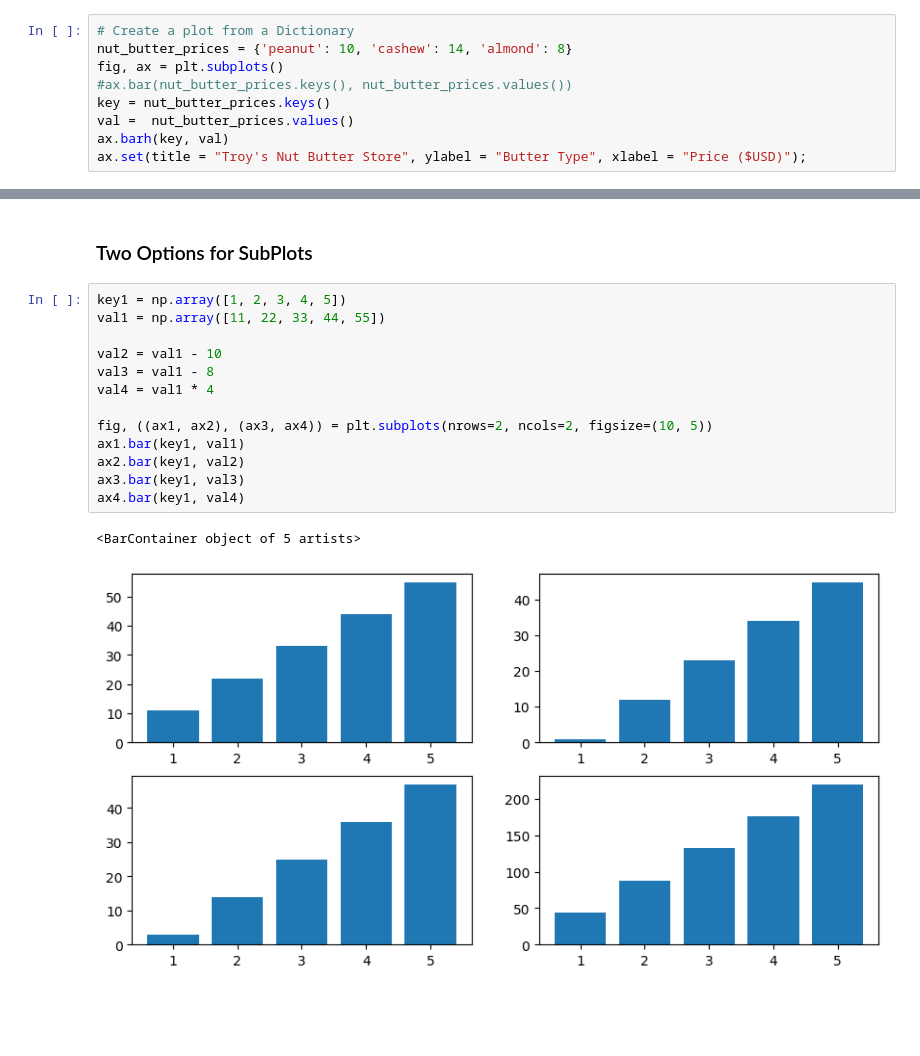
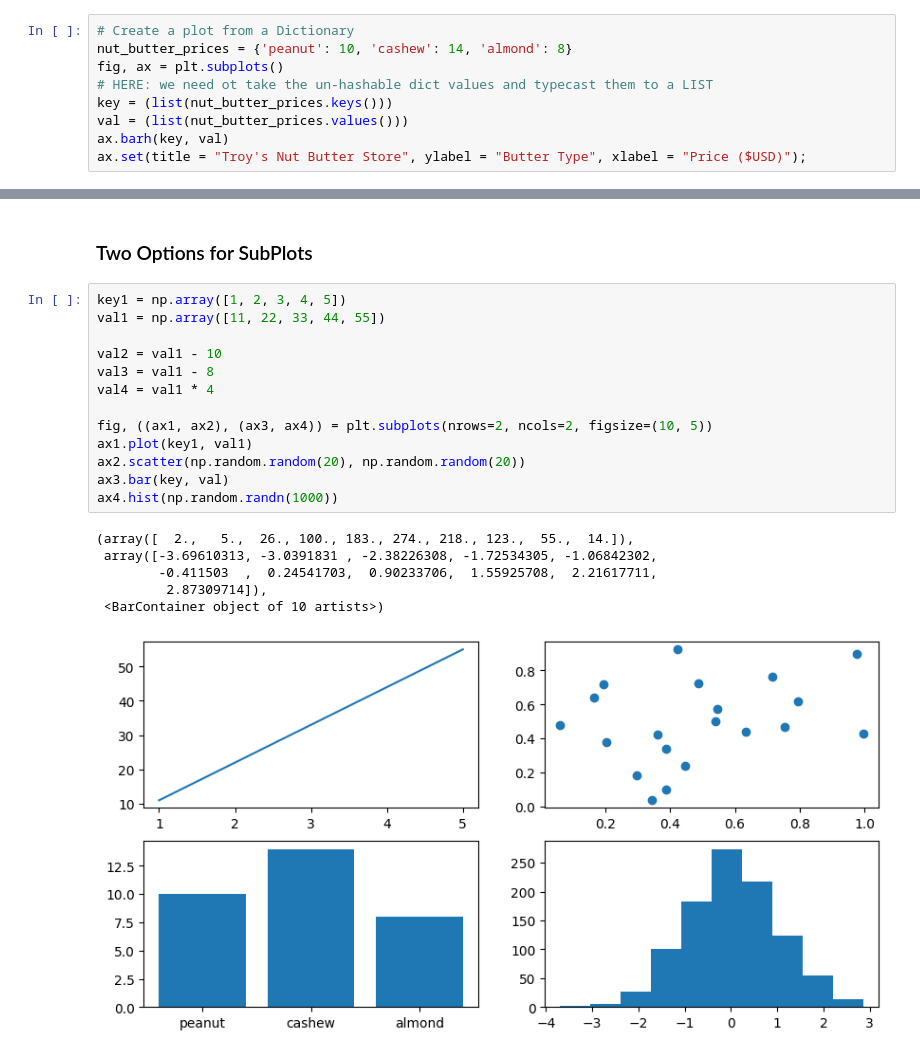
Before and after one commit to thewesternfront/Jupyter_Testintg_Jetbrains, a Jupyter notebook: Introduction-to-MatplotLib.ipynb, the cells around one changed output, grey strips where cells are left out. Cells and saved outputs as stored; diff of their text form; blank space fills up the shorter version.

Commit message:
plotting subplots

```diff
--- a/Introduction-to-MatplotLib.ipynb
+++ b/Introduction-to-MatplotLib.ipynb
@@ -94,9 +94,9 @@ ax.set(title = "Troy's Nut Butter Store", ylabel = "Price ($USD)");
 # Create a plot from a Dictionary
 nut_butter_prices = {'peanut': 10, 'cashew': 14, 'almond': 8}
 fig, ax = plt.subplots()
-#ax.bar(nut_butter_prices.keys(), nut_butter_prices.values())
-key = nut_butter_prices.keys()
-val =  nut_butter_prices.values()
+# HERE: we need ot take the un-hashable dict values and typecast them to a LIST
+key = (list(nut_butter_prices.keys()))
+val = (list(nut_butter_prices.values()))
 ax.barh(key, val)
 ax.set(title = "Troy's Nut Butter Store", ylabel = "Butter Type", xlabel = "Price ($USD)");
 # %% [output]
@@ -113,16 +113,20 @@ ax.hist(x);
 # %%
 key1 = np.array([1, 2, 3, 4, 5])
 val1 = np.array([11, 22, 33, 44, 55])
 
 val2 = val1 - 10
 val3 = val1 - 8
 val4 = val1 * 4
 
 fig, ((ax1, ax2), (ax3, ax4)) = plt.subplots(nrows=2, ncols=2, figsize=(10, 5))
-ax1.bar(key1, val1)
-ax2.bar(key1, val2)
-ax3.bar(key1, val3)
-ax4.bar(key1, val4)
+ax1.plot(key1, val1)
+ax2.scatter(np.random.random(20), np.random.random(20))
+ax3.bar(key, val)
+ax4.hist(np.random.randn(1000))
 # %% [output]
-<BarContainer object of 5 artists>
+(array([  2.,   5.,  26., 100., 183., 274., 218., 123.,  55.,  14.]),
+ array([-3.69610313, -3.0391831 , -2.38226308, -1.72534305, -1.06842302,
+        -0.411503  ,  0.24541703,  0.90233706,  1.55925708,  2.21617711,
+         2.87309714]),
+ <BarContainer object of 10 artists>)
-[figure, old version]
+[figure, new version]
```
Also changed, not shown: parts of 2 cells of this notebook, 1 other file.
